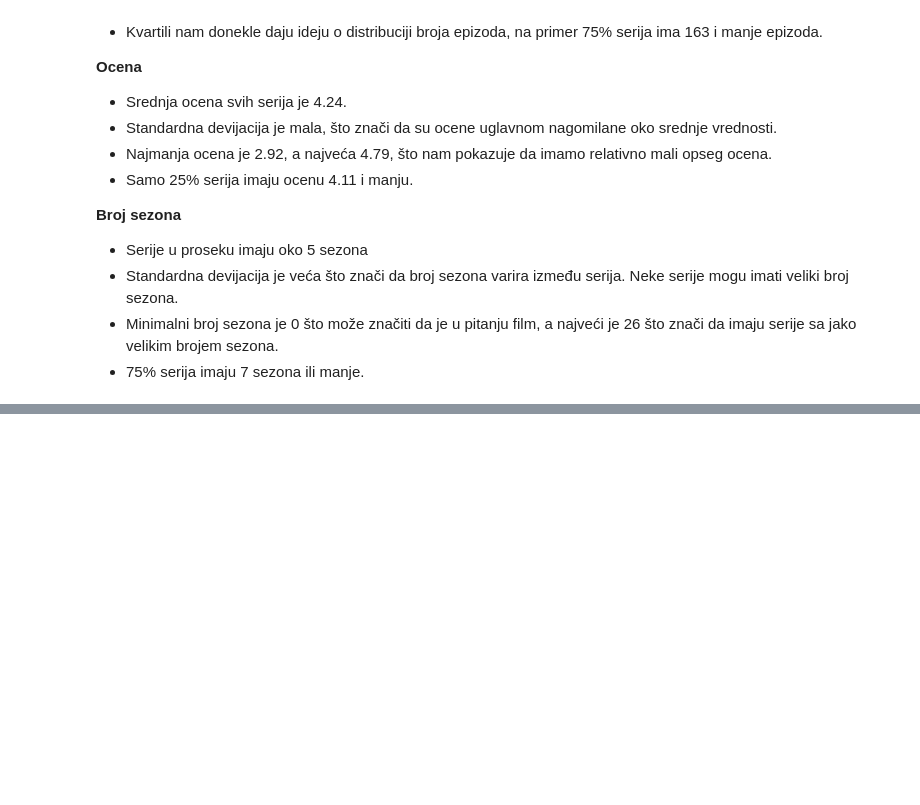
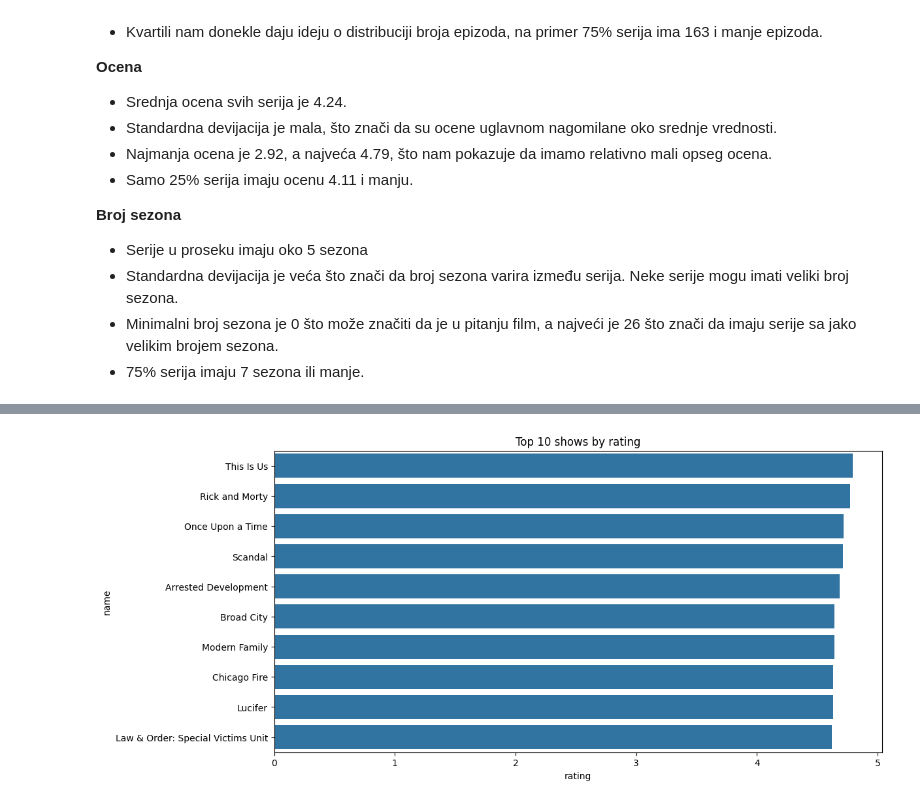
Before and after one commit to DamjanVincic/hulu-popular-shows-analysis, a Jupyter notebook: exploratory-analysis.ipynb, the cells around one changed output, grey strips where cells are left out. Saved outputs shown, nothing was run; the diff lists cells and outputs as text; code cells hidden in the pictures; blank space fills up the shorter version.

Commit message:
Add charts

```diff
--- a/exploratory-analysis.ipynb
+++ b/exploratory-analysis.ipynb
@@ -80,5 +77,3 @@ df['name'] = df['name'].astype('string')
 df['released_at'] = pd.to_datetime(df['released_at'])
 # %%
 df.drop_duplicates(inplace=True)
-# %%
-df = df.loc[df.groupby('name')['rating'].idxmax()]
@@ -100,0 +80,3 @@ df
+# %%
+df = df.sort_values(by='name')
+df
@@ -128,3 +124,7 @@ df.describe()
 - Standardna devijacija je veća što znači da broj sezona varira između serija. Neke serije mogu imati veliki broj sezona.
 - Minimalni broj sezona je 0 što može značiti da je u pitanju film, a najveći je 26 što znači da imaju serije sa jako velikim brojem sezona.
 - 75% serija imaju 7 sezona ili manje.
+# %%
+print('Top 10 shows by rating')
+top10 = df.nlargest(10, 'rating')
+top10[['name', 'rating']]
@@ -130,0 +144,7 @@ df.describe()
+# %%
+plt.figure(figsize=(12, 6))
+sb.barplot(x='rating', y='name', data=top10)
+plt.title('Top 10 shows by rating')
+plt.show()
+# %% [output]
+[figure, added]
```
Also changed, not shown: parts of 24 cells of this notebook.
